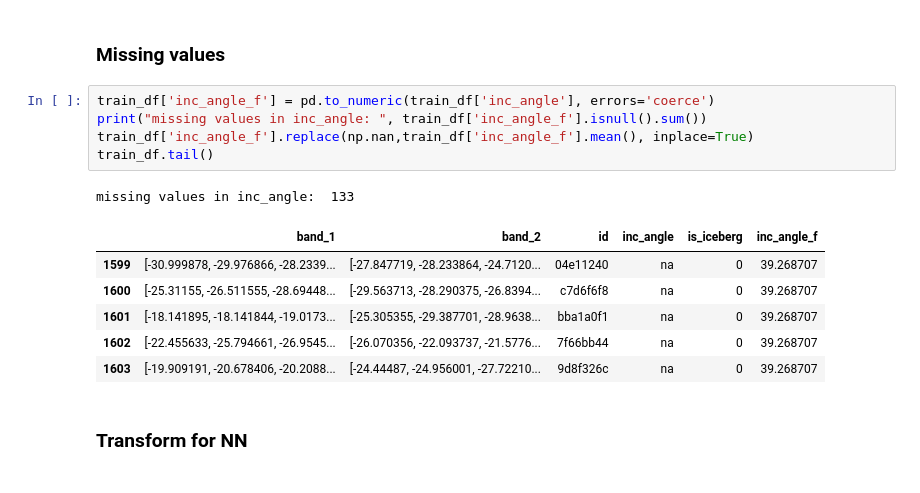
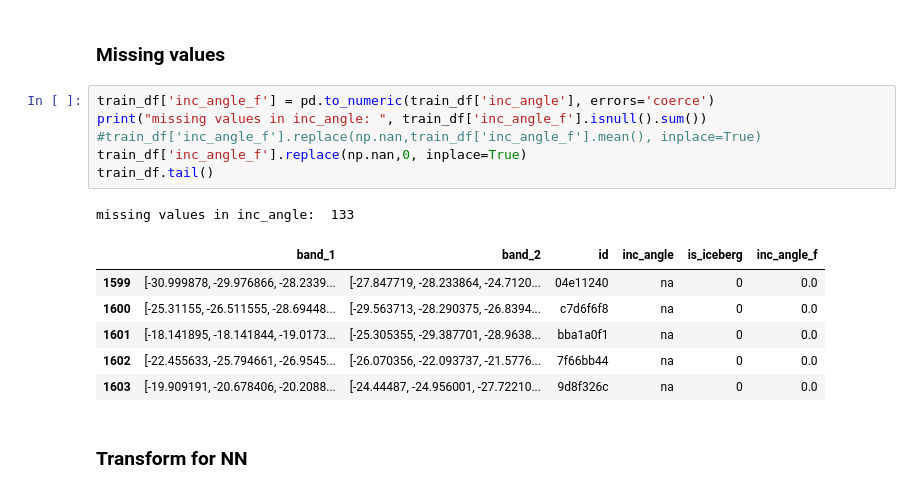
Before and after one commit to MarekKZielinski/Statoil-C-CORE-Iceberg-Classifier-Challenge, a Jupyter notebook: Iceberg-notebook.ipynb, the cells around one changed output. Drawn from its saved outputs; the diff is of its cells as text.

```diff
--- a/Iceberg-notebook.ipynb
+++ b/Iceberg-notebook.ipynb
@@ -73,16 +73,17 @@ memory usage: 62.7+ KB
 # %%
 train_df['inc_angle_f'] = pd.to_numeric(train_df['inc_angle'], errors='coerce')
 print("missing values in inc_angle: ", train_df['inc_angle_f'].isnull().sum())
-train_df['inc_angle_f'].replace(np.nan,train_df['inc_angle_f'].mean(), inplace=True)
+#train_df['inc_angle_f'].replace(np.nan,train_df['inc_angle_f'].mean(), inplace=True)
+train_df['inc_angle_f'].replace(np.nan,0, inplace=True)
 train_df.tail()
 # %% [output]
 missing values in inc_angle:  133
 |  | band_1 | band_2 | id | inc_angle | is_iceberg | inc_angle_f |
-| 1599 | [-30.999878, -29.976866, -28.2339... | [-27.847719, -28.233864, -24.7120... | 04e11240 | na | 0 | 39.268707 |
-| 1600 | [-25.31155, -26.511555, -28.69448... | [-29.563713, -28.290375, -26.8394... | c7d6f6f8 | na | 0 | 39.268707 |
-| 1601 | [-18.141895, -18.141844, -19.0173... | [-25.305355, -29.387701, -28.9638... | bba1a0f1 | na | 0 | 39.268707 |
-| 1602 | [-22.455633, -25.794661, -26.9545... | [-26.070356, -22.093737, -21.5776... | 7f66bb44 | na | 0 | 39.268707 |
-| 1603 | [-19.909191, -20.678406, -20.2088... | [-24.44487, -24.956001, -27.72210... | 9d8f326c | na | 0 | 39.268707 |
+| 1599 | [-30.999878, -29.976866, -28.2339... | [-27.847719, -28.233864, -24.7120... | 04e11240 | na | 0 | 0.0 |
+| 1600 | [-25.31155, -26.511555, -28.69448... | [-29.563713, -28.290375, -26.8394... | c7d6f6f8 | na | 0 | 0.0 |
+| 1601 | [-18.141895, -18.141844, -19.0173... | [-25.305355, -29.387701, -28.9638... | bba1a0f1 | na | 0 | 0.0 |
+| 1602 | [-22.455633, -25.794661, -26.9545... | [-26.070356, -22.093737, -21.5776... | 7f66bb44 | na | 0 | 0.0 |
+| 1603 | [-19.909191, -20.678406, -20.2088... | [-24.44487, -24.956001, -27.72210... | 9d8f326c | na | 0 | 0.0 |
 # %% [markdown]
 ### Transform for NN
 # %%
```
Also changed, not shown: parts of 10 cells of this notebook, 1 other file.
